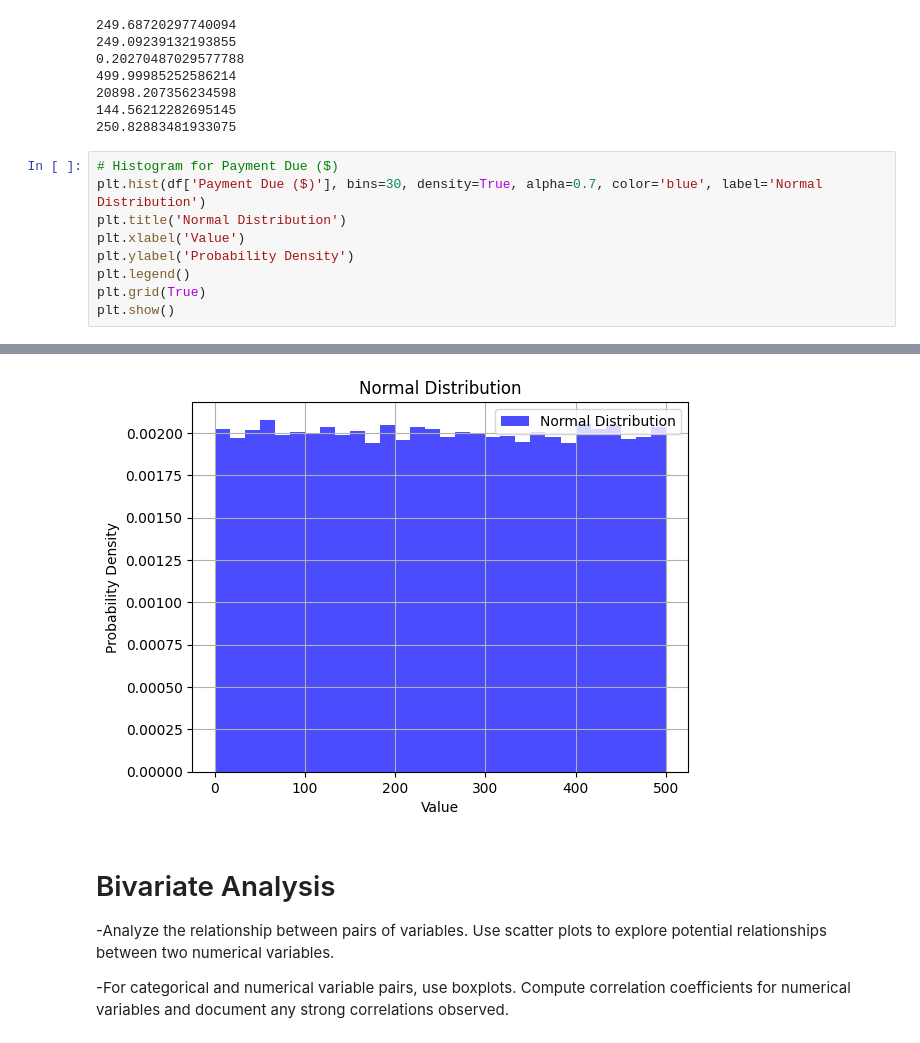
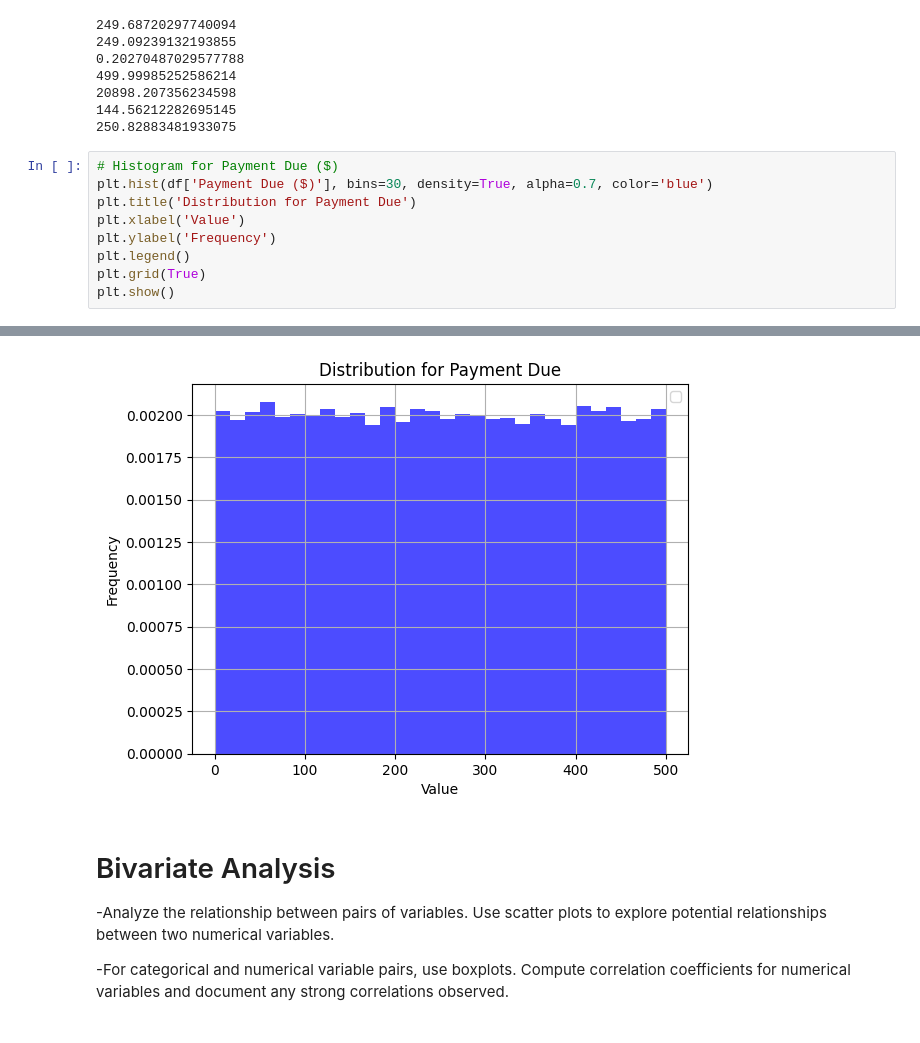
Before and after one commit to EugeneHsiung/datasci_3_eda, a Jupyter notebook: datasci_3_eda.ipynb, the cells around one changed output, grey strips where cells are left out. Drawn from its saved outputs; the diff is of its cells as text.

```diff
--- a/datasci_3_eda.ipynb
+++ b/datasci_3_eda.ipynb
@@ -357,10 +361,10 @@ print(iqr4)
 250.82883481933075
 # %%
 # Histogram for Payment Due ($)
-plt.hist(df['Payment Due ($)'], bins=30, density=True, alpha=0.7, color='blue', label='Normal Distribution')
-plt.title('Normal Distribution')
+plt.hist(df['Payment Due ($)'], bins=30, density=True, alpha=0.7, color='blue')
+plt.title('Distribution for Payment Due')
 plt.xlabel('Value')
-plt.ylabel('Probability Density')
+plt.ylabel('Frequency')
 plt.legend()
 plt.grid(True)
 plt.show()
@@ -368,4 +373,4 @@ plt.show()
-[figure, old version]
+[figure, new version]
 # %% [markdown]
 # Bivariate Analysis
 -Analyze the relationship between pairs of variables.
```
Also changed, not shown: parts of 23 cells of this notebook.
